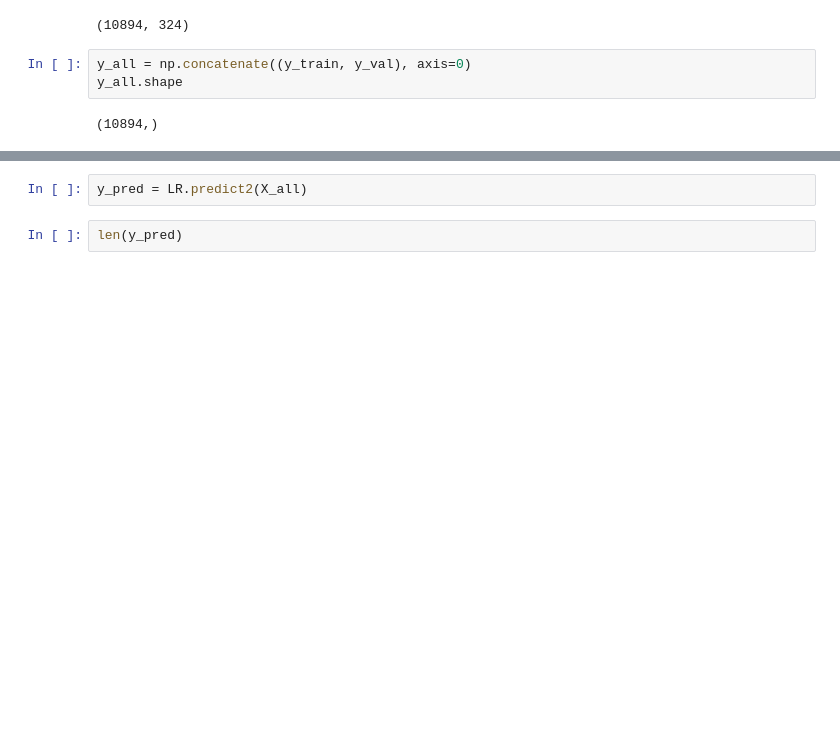
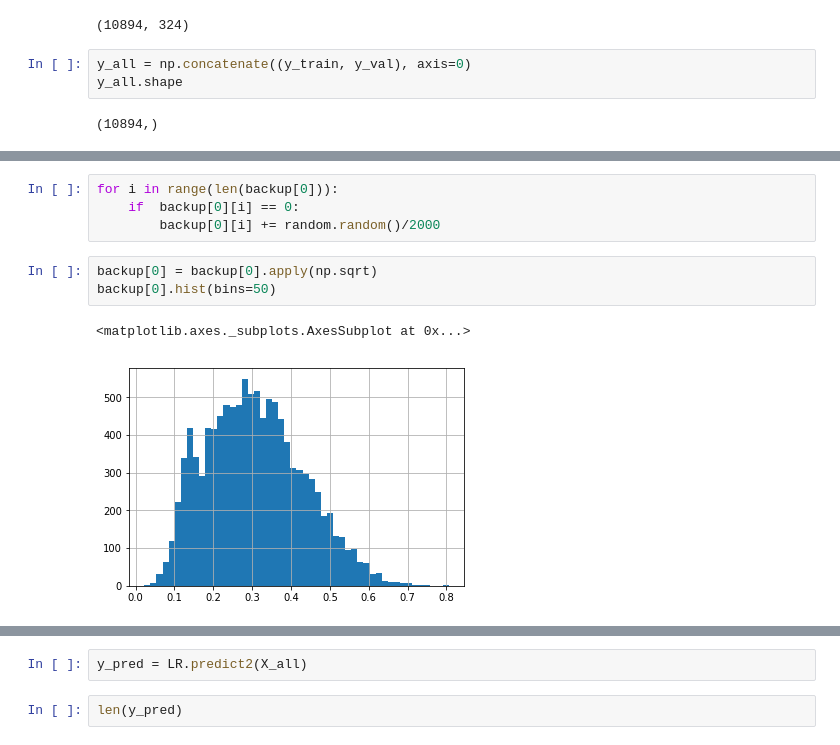
Before and after one commit to caitaozhan/CSE512-homework, a Jupyter notebook: hw3/logistic_regression.ipynb, the cells around one changed output, grey strips where cells are left out. Drawn from its saved outputs; the diff is of its cells as text; blank space fills up the shorter version.

Commit message:
deal with the skewed features, but end up overflow, math range error...

```diff
--- a/hw3/logistic_regression.ipynb
+++ b/hw3/logistic_regression.ipynb
@@ -979,0 +1028,10 @@ y_all.shape
+# %%
+for i in range(len(backup[0])):
+    if  backup[0][i] == 0:
+        backup[0][i] += random.random()/2000
+# %%
+backup[0] = backup[0].apply(np.sqrt)
+backup[0].hist(bins=50)
+# %% [output]
+<matplotlib.axes._subplots.AxesSubplot at 0x...>
+[figure, added]
```
Also changed, not shown: parts of 19 cells of this notebook.
